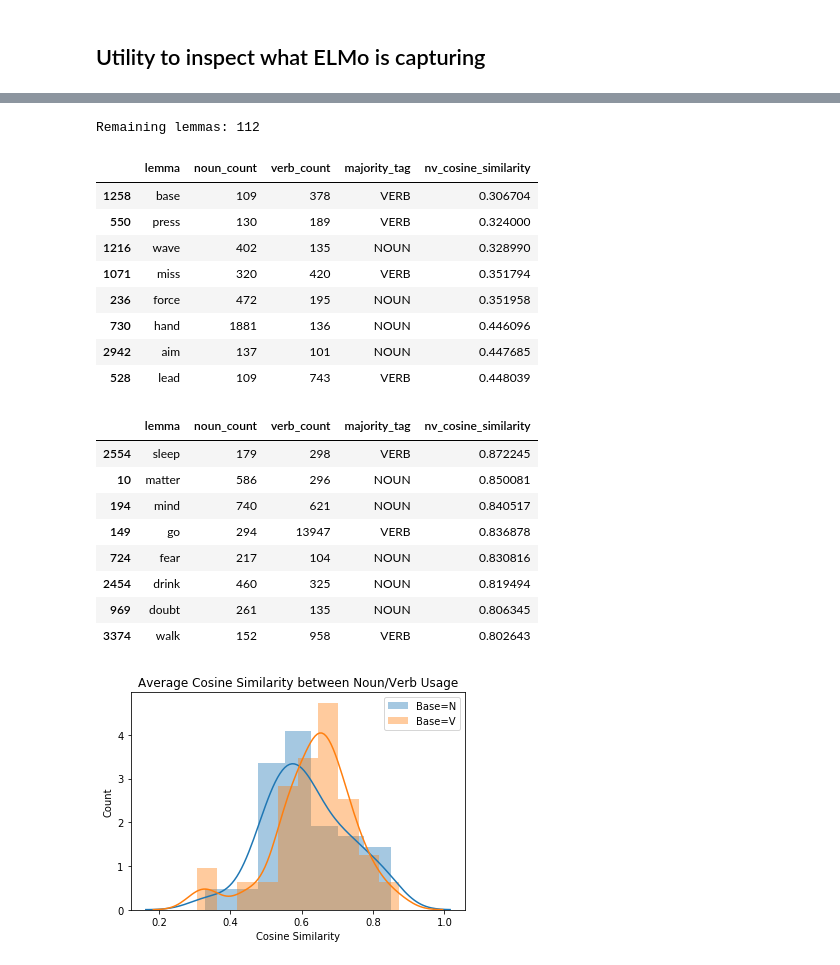
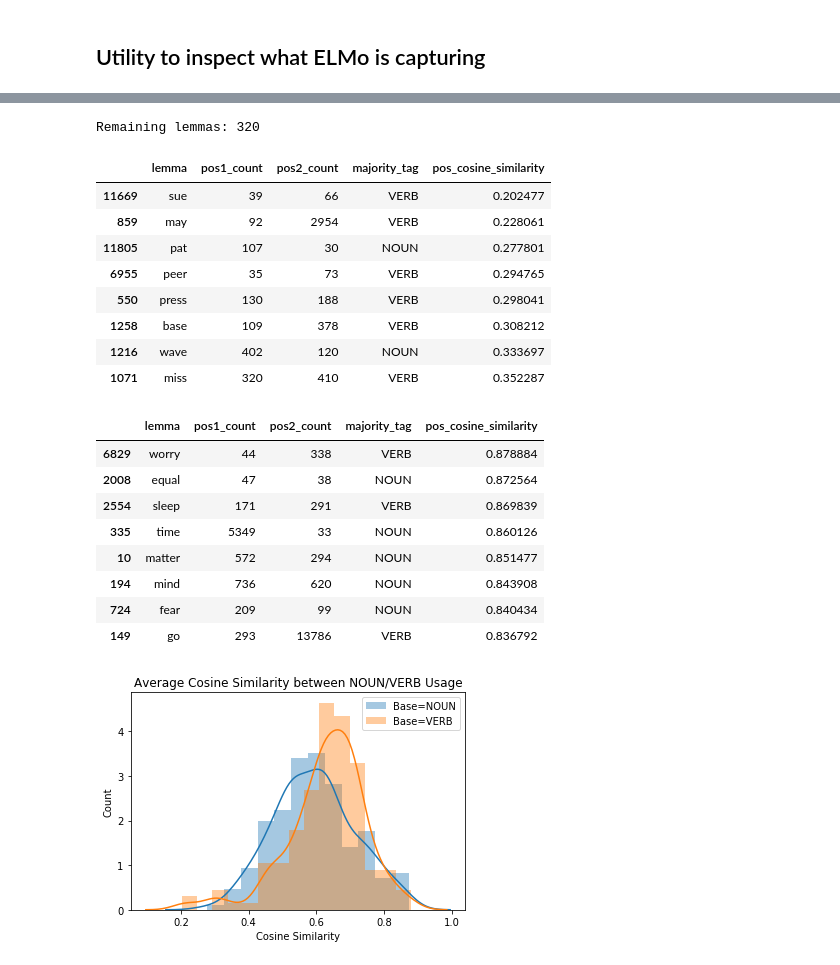
Before and after one commit to SPOClab-ca/word-class-flexibility, a Jupyter notebook: notebooks/ELMo.ipynb, the cells around one changed output, grey strips where cells are left out. Drawn from its saved outputs; the diff is of its cells as text; code cells hidden in the pictures.

Commit message:
Generalize all analysis to have variable POS1/POS2 rather than only noun/verb

```diff
--- a/notebooks/ELMo.ipynb
+++ b/notebooks/ELMo.ipynb
@@ -29,6 +29,10 @@ import src.corpus
 
 BNC_FILE = "../data/bnc/bnc.pkl"
 corpus = src.corpus.POSCorpus.create_from_bnc_pickled(data_file_path=BNC_FILE)
+# %%
+# Define the two POS (NOUN, VERB, ADJ) to compare for the rest of the analysis
+POS1 = 'NOUN'
+POS2 = 'VERB'
 # %% [markdown]
 ## Run ELMo on random part of the corpus
 # %%
@@ -75,6 +79,6 @@ def get_elmo_embeddings_for_lemma(lemma):
 # %%
 FIXED_LEMMA = "use"
-noun_embeddings, verb_embeddings = get_elmo_embeddings_for_lemma(FIXED_LEMMA)
-print("Noun instances:", noun_embeddings.shape[0])
-print("Verb instances:", verb_embeddings.shape[0])
+pos1_embeddings, pos2_embeddings = get_elmo_embeddings_for_lemma(FIXED_LEMMA)
+print("%s instances: %d" % (POS1, pos1_embeddings.shape[0]))
+print("%s instances: %d" % (POS2, pos2_embeddings.shape[0]))
 # %% [output]
@@ -133,57 +137,57 @@ Well you wo n't be able to use Richard 's , but like sort of I du n no
 # %%
 lemma_count_df = corpus.get_per_lemma_stats()
 
-# Filter: must have at least [x] noun and [x] verb usages
-lemma_count_df = lemma_count_df[(lemma_count_df['noun_count'] >= 100) & (lemma_count_df['verb_count'] >= 100)]
+# Filter: must have at least [x] POS1 and [x] POS2 usages
+lemma_count_df = lemma_count_df[(lemma_count_df['pos1_count'] >= 30) & (lemma_count_df['pos2_count'] >= 30)]
 lemma_count_df = lemma_count_df.sort_values('total_count', ascending=False)
 print('Remaining lemmas:', len(lemma_count_df))
 # %% [output]
-Remaining lemmas: 112
+Remaining lemmas: 320
 # %%
-def get_nv_cosine_similarity(row):
-  noun_embeddings, verb_embeddings = get_elmo_embeddings_for_lemma(row.lemma)
+def get_pos_cosine_similarity(row):
+  pos1_embeddings, pos2_embeddings = get_elmo_embeddings_for_lemma(row.lemma)
 
-  avg_noun_embedding = np.mean(noun_embeddings, axis=0)
-  avg_verb_embedding = np.mean(verb_embeddings, axis=0)
+  avg_pos1_embedding = np.mean(pos1_embeddings, axis=0)
+  avg_pos2_embedding = np.mean(pos2_embeddings, axis=0)
 
-  return float(sklearn.metrics.pairwise.cosine_similarity(avg_noun_embedding[np.newaxis,:], avg_verb_embedding[np.newaxis,:]))
+  return float(sklearn.metrics.pairwise.cosine_similarity(avg_pos1_embedding[np.newaxis,:], avg_pos2_embedding[np.newaxis,:]))
 
-lemma_count_df['nv_cosine_similarity'] = lemma_count_df.apply(get_nv_cosine_similarity, axis=1)
+lemma_count_df['pos_cosine_similarity'] = lemma_count_df.apply(get_pos_cosine_similarity, axis=1)
 # %%
-lemma_count_df[['lemma', 'noun_count', 'verb_count', 'majority_tag', 'nv_cosine_similarity']] \
-  .sort_values('nv_cosine_similarity').head(8)
+lemma_count_df[['lemma', 'pos1_count', 'pos2_count', 'majority_tag', 'pos_cosine_similarity']] \
+  .sort_values('pos_cosine_similarity').head(8)
 # %% [output]
-|  | lemma | noun_count | verb_count | majority_tag | nv_cosine_similarity |
-| 1258 | base | 109 | 378 | VERB | 0.306704 |
-| 550 | press | 130 | 189 | VERB | 0.324000 |
-| 1216 | wave | 402 | 135 | NOUN | 0.328990 |
-| 1071 | miss | 320 | 420 | VERB | 0.351794 |
-| 236 | force | 472 | 195 | NOUN | 0.351958 |
-| 730 | hand | 1881 | 136 | NOUN | 0.446096 |
-| 2942 | aim | 137 | 101 | NOUN | 0.447685 |
-| 528 | lead | 109 | 743 | VERB | 0.448039 |
+|  | lemma | pos1_count | pos2_count | majority_tag | pos_cosine_similarity |
+| 11669 | sue | 39 | 66 | VERB | 0.202477 |
+| 859 | may | 92 | 2954 | VERB | 0.228061 |
+| 11805 | pat | 107 | 30 | NOUN | 0.277801 |
+| 6955 | peer | 35 | 73 | VERB | 0.294765 |
+| 550 | press | 130 | 188 | VERB | 0.298041 |
+| 1258 | base | 109 | 378 | VERB | 0.308212 |
+| 1216 | wave | 402 | 120 | NOUN | 0.333697 |
+| 1071 | miss | 320 | 410 | VERB | 0.352287 |
 # %%
-lemma_count_df[['lemma', 'noun_count', 'verb_count', 'majority_tag', 'nv_cosine_similarity']] \
-  .sort_values('nv_cosine_similarity', ascending=False).head(8)
+lemma_count_df[['lemma', 'pos1_count', 'pos2_count', 'majority_tag', 'pos_cosine_similarity']] \
+  .sort_values('pos_cosine_similarity', ascending=False).head(8)
 # %% [output]
-|  | lemma | noun_count | verb_count | majority_tag | nv_cosine_similarity |
-| 2554 | sleep | 179 | 298 | VERB | 0.872245 |
-| 10 | matter | 586 | 296 | NOUN | 0.850081 |
-| 194 | mind | 740 | 621 | NOUN | 0.840517 |
-| 149 | go | 294 | 13947 | VERB | 0.836878 |
-| 724 | fear | 217 | 104 | NOUN | 0.830816 |
-| 2454 | drink | 460 | 325 | NOUN | 0.819494 |
-| 969 | doubt | 261 | 135 | NOUN | 0.806345 |
-| 3374 | walk | 152 | 958 | VERB | 0.802643 |
+|  | lemma | pos1_count | pos2_count | majority_tag | pos_cosine_similarity |
+| 6829 | worry | 44 | 338 | VERB | 0.878884 |
+| 2008 | equal | 47 | 38 | NOUN | 0.872564 |
+| 2554 | sleep | 171 | 291 | VERB | 0.869839 |
+| 335 | time | 5349 | 33 | NOUN | 0.860126 |
+| 10 | matter | 572 | 294 | NOUN | 0.851477 |
+| 194 | mind | 736 | 620 | NOUN | 0.843908 |
+| 724 | fear | 209 | 99 | NOUN | 0.840434 |
+| 149 | go | 293 | 13786 | VERB | 0.836792 |
 # %%
-plot = sns.distplot(lemma_count_df[lemma_count_df.majority_tag == 'NOUN'].nv_cosine_similarity, label='Base=N')
-plot = sns.distplot(lemma_count_df[lemma_count_df.majority_tag == 'VERB'].nv_cosine_similarity, label='Base=V')
+plot = sns.distplot(lemma_count_df[lemma_count_df.majority_tag == POS1].pos_cosine_similarity, label='Base=%s' % POS1)
+plot = sns.distplot(lemma_count_df[lemma_count_df.majority_tag == POS2].pos_cosine_similarity, label='Base=%s' % POS2)
 plt.legend()
-plot.set(title="Average Cosine Similarity between Noun/Verb Usage",
+plot.set(title="Average Cosine Similarity between %s/%s Usage" % (POS1, POS2),
          xlabel="Cosine Similarity", ylabel="Count")
 plt.show()
 # %% [output]
-[figure, old version]
+[figure, new version]
 # %%
 # T-test of difference in mean
 import scipy.stats
```
Also changed, not shown: parts of 7 cells of this notebook, 4 other files.
